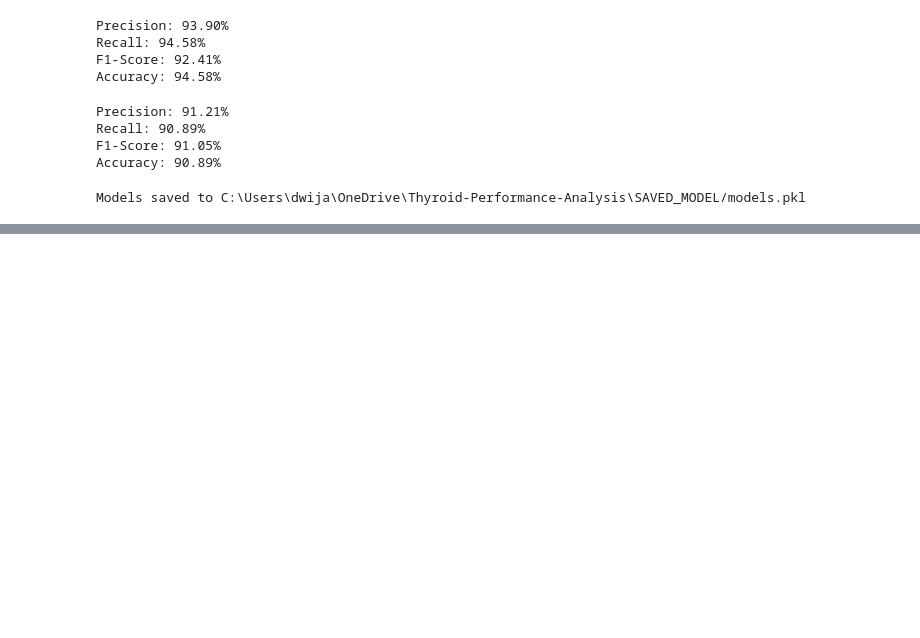
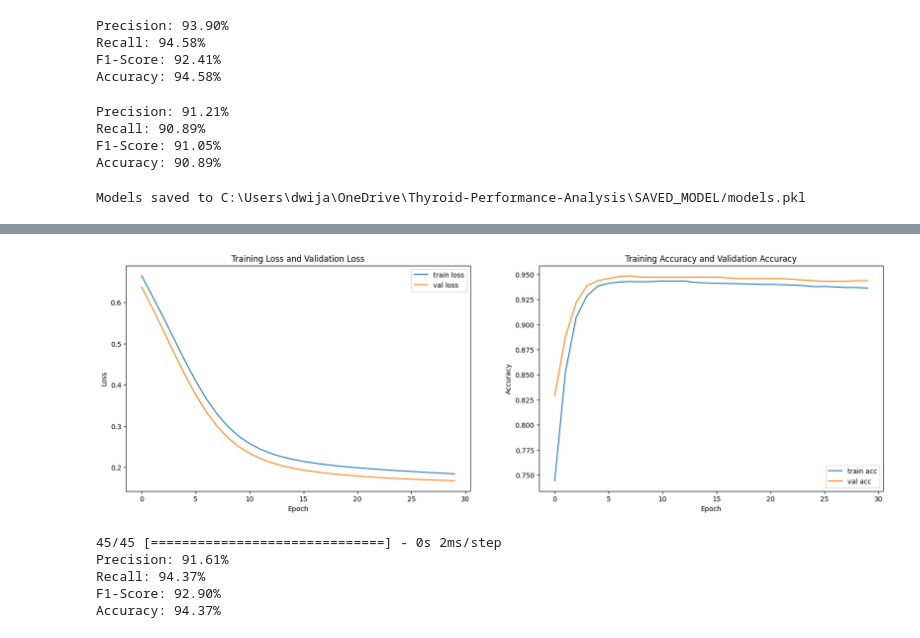
Before and after one commit to aashishops/Thyroid-Performance-Analysis, a Jupyter notebook: src/MODELTRAINING.ipynb, the cells around one changed output, grey strips where cells are left out. Saved outputs shown, nothing was run; the diff lists cells and outputs as text; code cells hidden in the pictures; blank space fills up the shorter version.

Commit message:
LSTM and ANN trained evaluated

```diff
--- a/src/MODELTRAINING.ipynb
+++ b/src/MODELTRAINING.ipynb
@@ -267,0 +282,6 @@ Models saved to C:\Users\dwija\OneDrive\Thyroid-Performance-Analysis\SAVED_MODEL
+# %%
+LSTM_mod = Sequential()
+LSTM_mod.add(LSTM(units=50, input_shape=(X_train_reshaped.shape[1], X_train_reshaped.shape[2])))
+LSTM_mod.add(Dense(units=1, activation='sigmoid'))
+# %%
+LSTM_mod.compile(optimizer=tf.keras.optimizers.Adam(learning_rate=0.0001), loss='binary_crossentropy', metrics=['accuracy'])
@@ -267,0 +304,8 @@ Models saved to C:\Users\dwija\OneDrive\Thyroid-Performance-Analysis\SAVED_MODEL
+# %%
+early_stopping = EarlyStopping(monitor='val_loss', patience=5, restore_best_weights=True)
+model_checkpoint = ModelCheckpoint(r'E:\College\2nd year\Winter project\Thyroid-Performance-Analysis\SAVED_MODEL\LSTM_model.h5', save_best_only=True)
+# %%
+lstm = LSTM_mod.fit(X_train_reshaped, y_train, epochs=30, batch_size=32,
+          validation_data=(X_test_reshaped, y_test),
+          callbacks=[early_stopping, model_checkpoint]
+          )
@@ -267,0 +330,30 @@ Models saved to C:\Users\dwija\OneDrive\Thyroid-Performance-Analysis\SAVED_MODEL
+# %%
+fig, axs = plt.subplots(1, 2, figsize=(20, 6))
+
+axs[0].plot(lstm.history['loss'], label='train loss')
+axs[0].plot(lstm.history['val_loss'], label='val loss')
+axs[0].set_title("Training Loss and Validation Loss")
+axs[0].set_xlabel('Epoch')
+axs[0].set_ylabel('Loss')
+axs[0].legend()
+
+axs[1].plot(lstm.history['accuracy'], label='train acc')
+axs[1].plot(lstm.history['val_accuracy'], label='val acc')
+axs[1].set_title('Training Accuracy and Validation Accuracy')
+axs[1].set_xlabel('Epoch')
+axs[1].set_ylabel('Accuracy')
+axs[1].legend()
+
+plt.show()
+# %% [output]
+[figure, added]
+# %%
+y_pred = lstm.predict(X_test_reshaped)
+y_pred_binary = (y_pred > 0.5).astype(int)
+results(y_test,y_pred_binary)
+# %% [output]
+45/45 [==============================] - 0s 2ms/step
+Precision: 91.61%
+Recall: 94.37%
+F1-Score: 92.90%
+Accuracy: 94.37%
```
Also changed, not shown: parts of 15 cells of this notebook, 3 other files.
